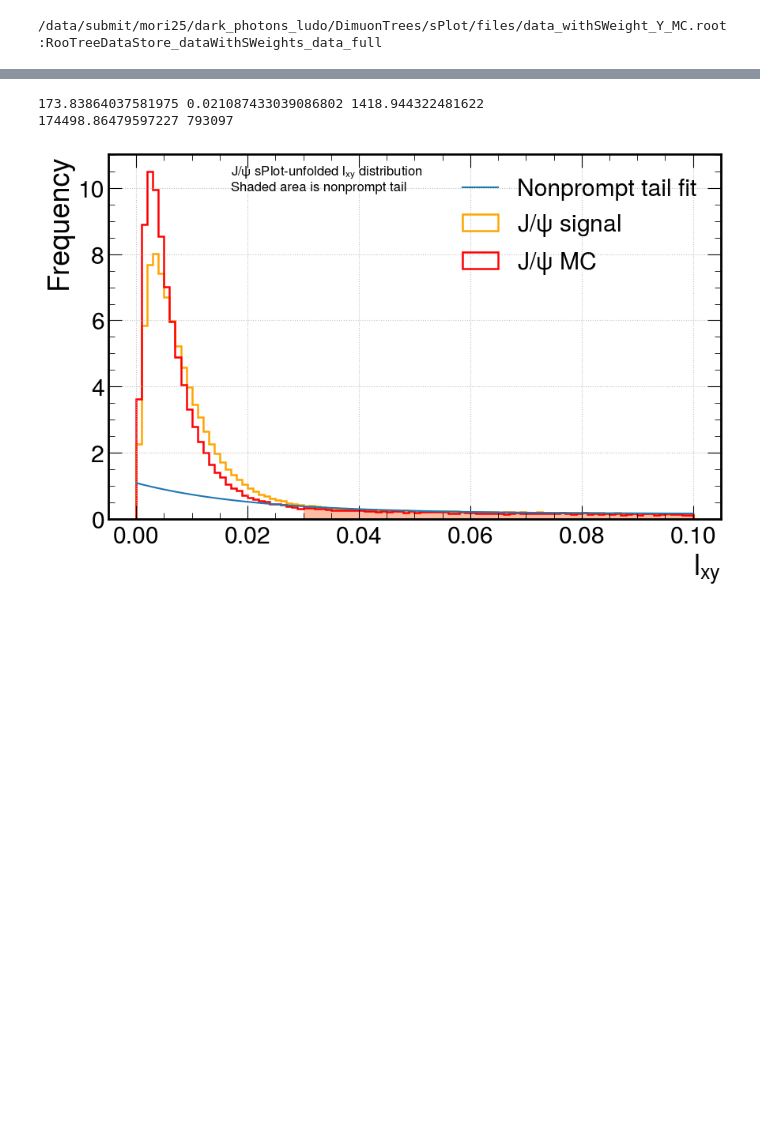
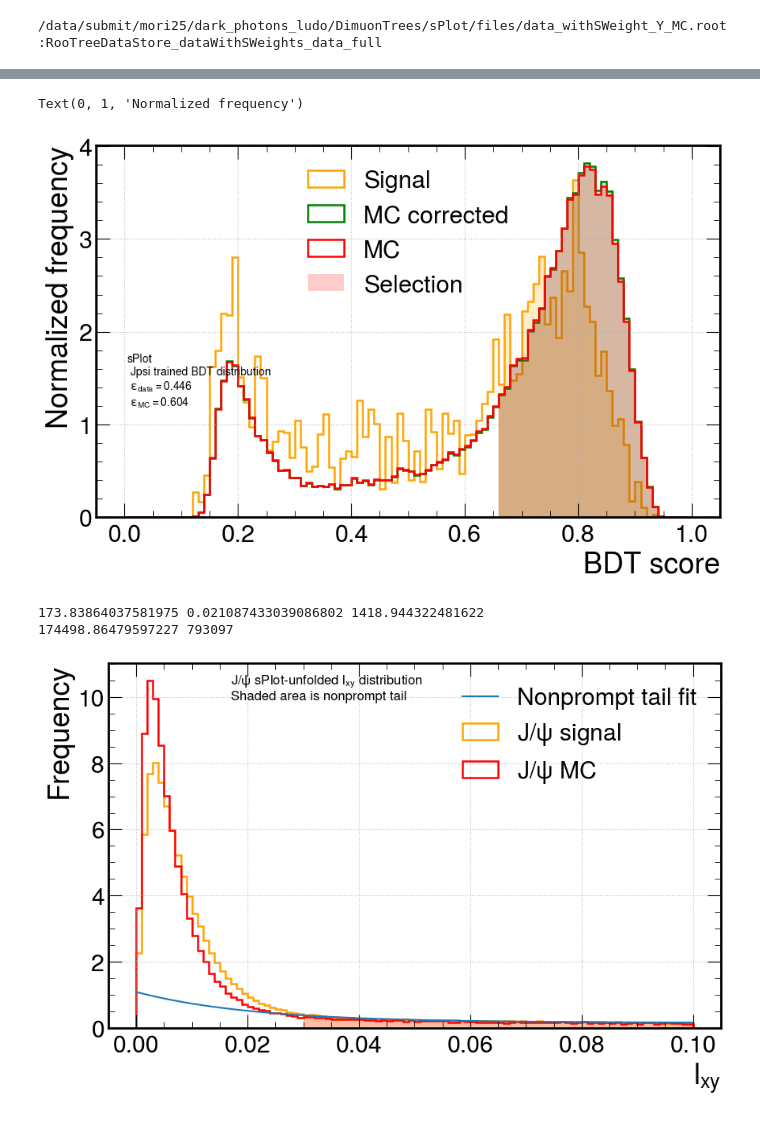
Before and after one commit to ludomori99/Darkphotons_Run3, a Jupyter notebook: notebooks/estimate_BDT_sys.ipynb, the cells around one changed output, grey strips where cells are left out. Drawn from its saved outputs; the diff is of its cells as text; code cells hidden in the pictures; blank space fills up the shorter version.

```diff
--- a/notebooks/estimate_BDT_sys.ipynb
+++ b/notebooks/estimate_BDT_sys.ipynb
@@ -232,26 +272,29 @@ print("Efficiency difference: " , (effYMC_corr - effYData))
 # %%
 x = 0.5*(xe[:-1]+xe[1:])
 # fine_x = np.linspace(x[0],x[-1],1000)
 dx = np.diff(xe)[0]
 
 bin_cut=np.digitize(cutJDataBdt, xe)
 
 hep.style.use("CMS")
 fig, ax = plt.subplots(figsize=(10,6))
-# ax.hist(scoreYData, nbins, (0,1),  False, weights = fYData["bkgYield_sw"]/YdataTotalYield*nbins, label="Background", color = "blue", zorder=0, histtype='step', linewidth = 1.8)
-ax.hist(scoreYData, nbins, (0,1),  False, weights = fYData["sigYield_sw"]/YdataTotalYield*nbins, label="Signal", color = "orange", zorder=0, histtype='step', linewidth = 1.8)
-ax.hist(scoreYData, nbins, (0,1),  False, weights = fYData["sigYield_sw"]*(scoreYData>xe[bin_cut])/YdataTotalYield*nbins, color = "orange", zorder=0, histtype='bar', linewidth = 1.8, alpha = .2)
+# ax.hist(scoreJpsiData, nbins, (0,1),  False, weights = fJpsiData["bkgYield_sw"]/JpsidataTotalYield*nbins, label="Background", color = "blue", zorder=0, histtype='step', linewidth = 1.8)
+ax.hist(scoreJpsiData, nbins, (0,1),  False, weights = fJpsiData["sigYield_sw"]/JpsiDataTotalYield*nbins, label="Signal", color = "orange", zorder=0, histtype='step', linewidth = 1.8)
+ax.hist(scoreJpsiData, nbins, (0,1),  False, weights = fJpsiData["sigYield_sw"]*(scoreJpsiData>xe[bin_cut])/JpsiDataTotalYield*nbins, color = "orange", zorder=0, histtype='bar', linewidth = 1.8, alpha = .2)
 
-ax.hist(scoreYMC, nbins, (0,1),  False, weights =  0.5*(corrections+fYMC["sigYield_sw"]/YMCTotalYield)*nbins, label="MC corrected", color = "green", zorder=0, histtype='step', linewidth = 1.8)
-ax.hist(scoreYMC, nbins, (0,1),  False, weights =  0.5*(corrections+fYMC["sigYield_sw"]/YMCTotalYield)*(scoreYMC>xe[bin_cut])*nbins,  color = "green", zorder=0, histtype='bar', linewidth = 1.8 , alpha=.2)
+ax.hist(scoreJpsiMC, nbins, (0,1),  False, weights =  0.5*(corrections+fJpsiMC["sigYield_sw"]/JpsiMCTotalYield)*nbins, label="MC corrected", color = "green", zorder=0, histtype='step', linewidth = 1.8)
+ax.hist(scoreJpsiMC, nbins, (0,1),  False, weights =  0.5*(corrections+fJpsiMC["sigYield_sw"]/JpsiMCTotalYield)*(scoreJpsiMC>xe[bin_cut])*nbins,  color = "green", zorder=0, histtype='bar', linewidth = 1.8 , alpha=.2)
 
-ax.hist(scoreYMC, nbins, (0,1),  False, weights =  fYMC["sigYield_sw"]/YMCTotalYield*nbins, label="MC", color = "red", zorder=0, histtype='step', linewidth = 1.8)
-ax.hist(scoreYMC, nbins, (0,1),  False, weights =  fYMC["sigYield_sw"]*(scoreYMC>xe[bin_cut])/YMCTotalYield*nbins,  color = "red", label ='Selection', zorder=0, histtype='bar', linewidth = 1.8 , alpha=.2)
-ax.text(0.05,0.3, f"sPlot\n Y trained BDT distribution \n $\epsilon_{{data}} = ${round(effYData,3)} \n $\epsilon_{{MC}} = ${round(effYMC_corr,3)}", fontsize = 10,  transform=ax.transAxes)
+ax.hist(scoreJpsiMC, nbins, (0,1),  False, weights =  fJpsiMC["sigYield_sw"]/JpsiMCTotalYield*nbins, label="MC", color = "red", zorder=0, histtype='step', linewidth = 1.8)
+ax.hist(scoreJpsiMC, nbins, (0,1),  False, weights =  fJpsiMC["sigYield_sw"]*(scoreJpsiMC>xe[bin_cut])/JpsiMCTotalYield*nbins,  color = "red", label ='Selection', zorder=0, histtype='bar', linewidth = 1.8 , alpha=.2)
+ax.text(0.05,0.3, f"sPlot\n Jpsi trained BDT distribution \n $\epsilon_{{data}} = ${round(effJpsiData,3)} \n $\epsilon_{{MC}} = ${round(effJpsiMC_corr,3)}", fontsize = 10,  transform=ax.transAxes)
 ax.grid()
 ax.legend()
 ax.set_xlabel("BDT score")
 ax.set_ylabel("Normalized frequency")
+# %% [output]
+Text(0, 1, 'Normalized frequency')
+[figure, added]
 # %%
 """
 Look at lxy distribution; fit nonprompt tail with exp + const and extrapolate corrections to prompt part
```
Also changed, not shown: parts of 5 cells of this notebook, 6 other files.
